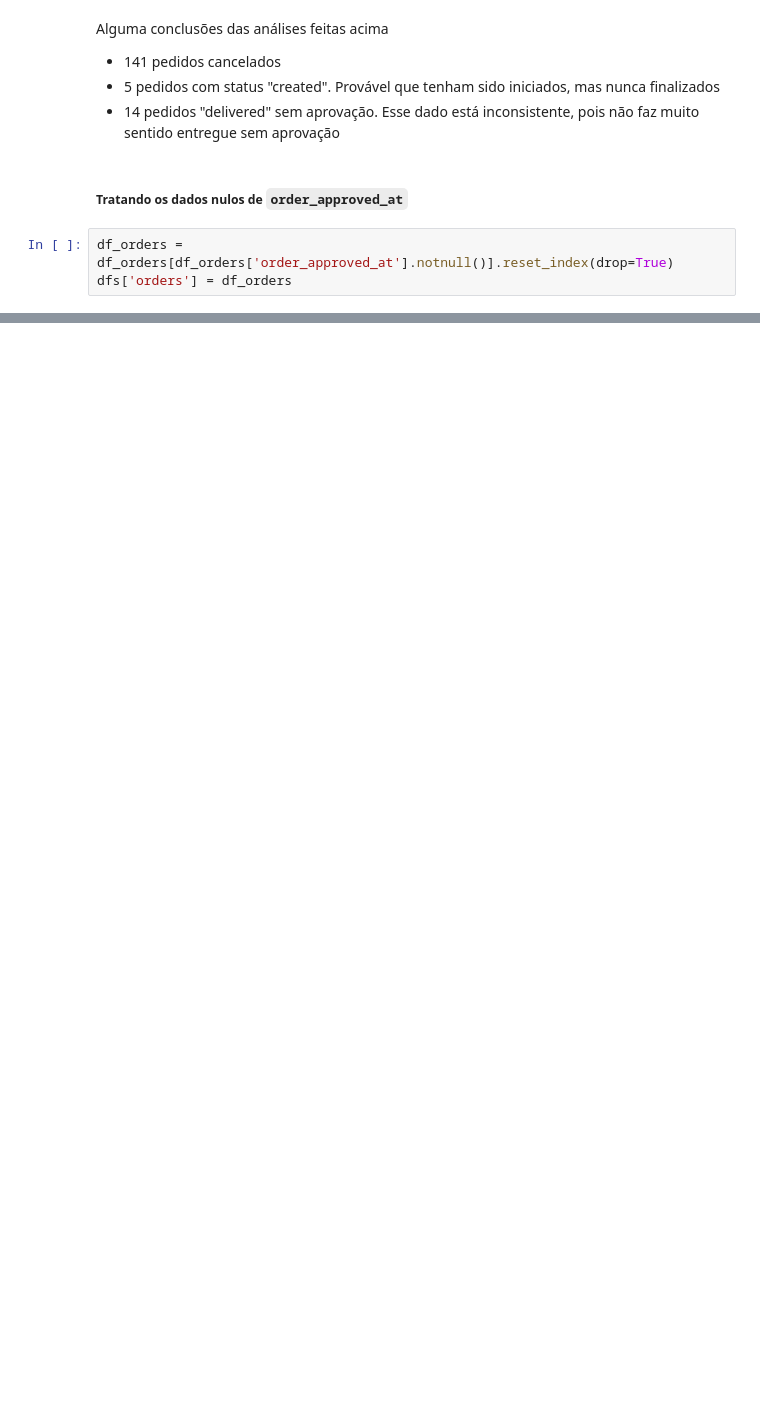
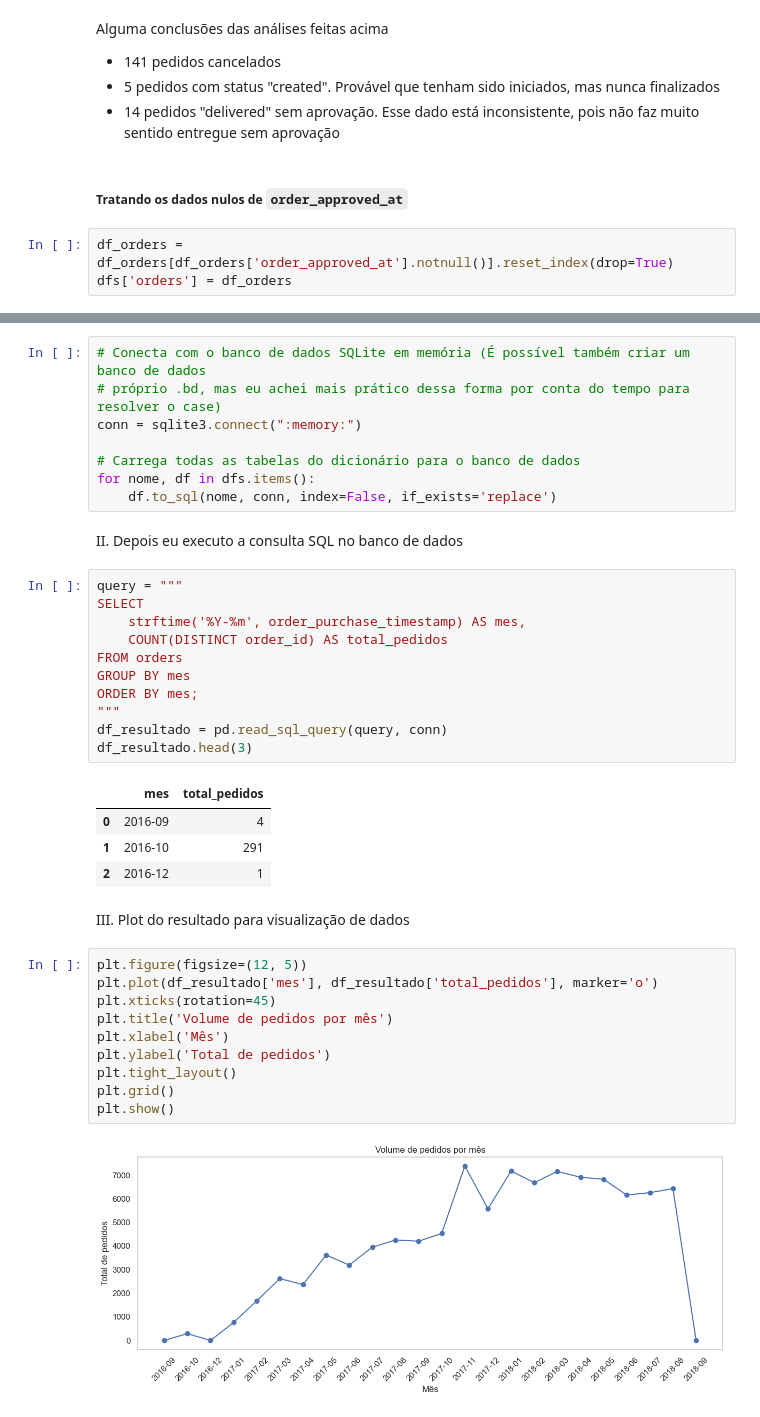
Before and after one commit to DaviRic/triggo.ia-project, a Jupyter notebook: notebook/main.ipynb, the cells around one changed output, grey strips where cells are left out. Drawn from its saved outputs; the diff is of its cells as text; blank space fills up the shorter version.

Commit message:
[feat] Att case triggo.ai

```diff
--- a/notebook/main.ipynb
+++ b/notebook/main.ipynb
@@ -435,0 +547,40 @@ Nesse processo, foi gerado o DataFrame `df_orders_produtos`. Esse DataFrame reú
+# %%
+# Conecta com o banco de dados SQLite em memória (É possível também criar um banco de dados
+# próprio .bd, mas eu achei mais prático dessa forma por conta do tempo para resolver o case)
+conn = sqlite3.connect(":memory:")
+
+# Carrega todas as tabelas do dicionário para o banco de dados
+for nome, df in dfs.items():
+    df.to_sql(nome, conn, index=False, if_exists='replace')
+# %% [markdown]
+II. Depois eu executo a consulta SQL no banco de dados
+# %%
+query = """
+SELECT
+    strftime('%Y-%m', order_purchase_timestamp) AS mes,
+    COUNT(DISTINCT order_id) AS total_pedidos
+FROM orders
+GROUP BY mes
+ORDER BY mes;
+"""
+df_resultado = pd.read_sql_query(query, conn)
+df_resultado.head(3)
+# %% [output]
+|  | mes | total_pedidos |
+| 0 | 2016-09 | 4 |
+| 1 | 2016-10 | 291 |
+| 2 | 2016-12 | 1 |
+# %% [markdown]
+III. Plot do resultado para visualização de dados
+# %%
+plt.figure(figsize=(12, 5))
+plt.plot(df_resultado['mes'], df_resultado['total_pedidos'], marker='o')
+plt.xticks(rotation=45)
+plt.title('Volume de pedidos por mês')
+plt.xlabel('Mês')
+plt.ylabel('Total de pedidos')
+plt.tight_layout()
+plt.grid()
+plt.show()
+# %% [output]
+[figure, added]
```
Also changed, not shown: parts of 22 cells of this notebook.
